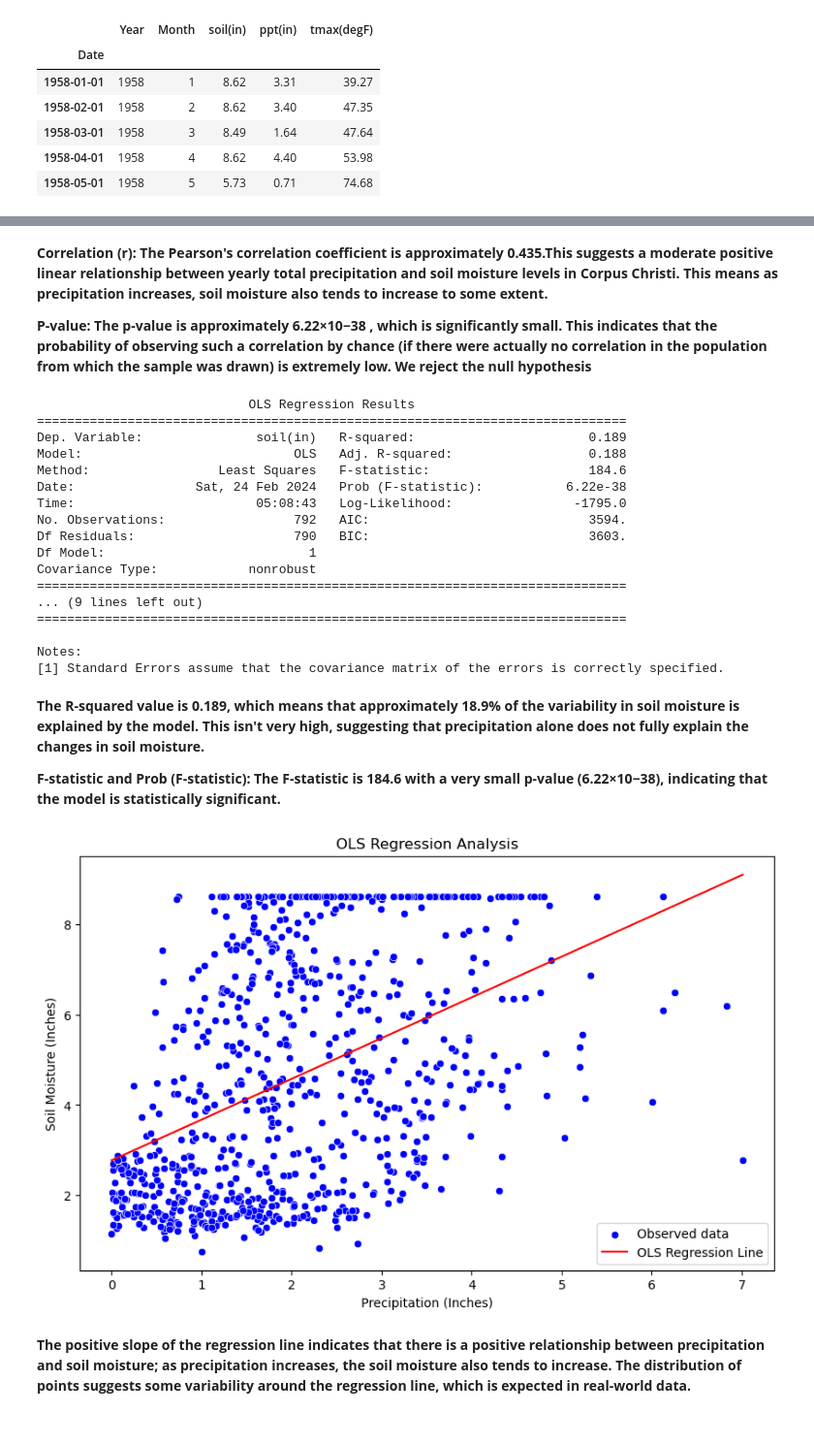
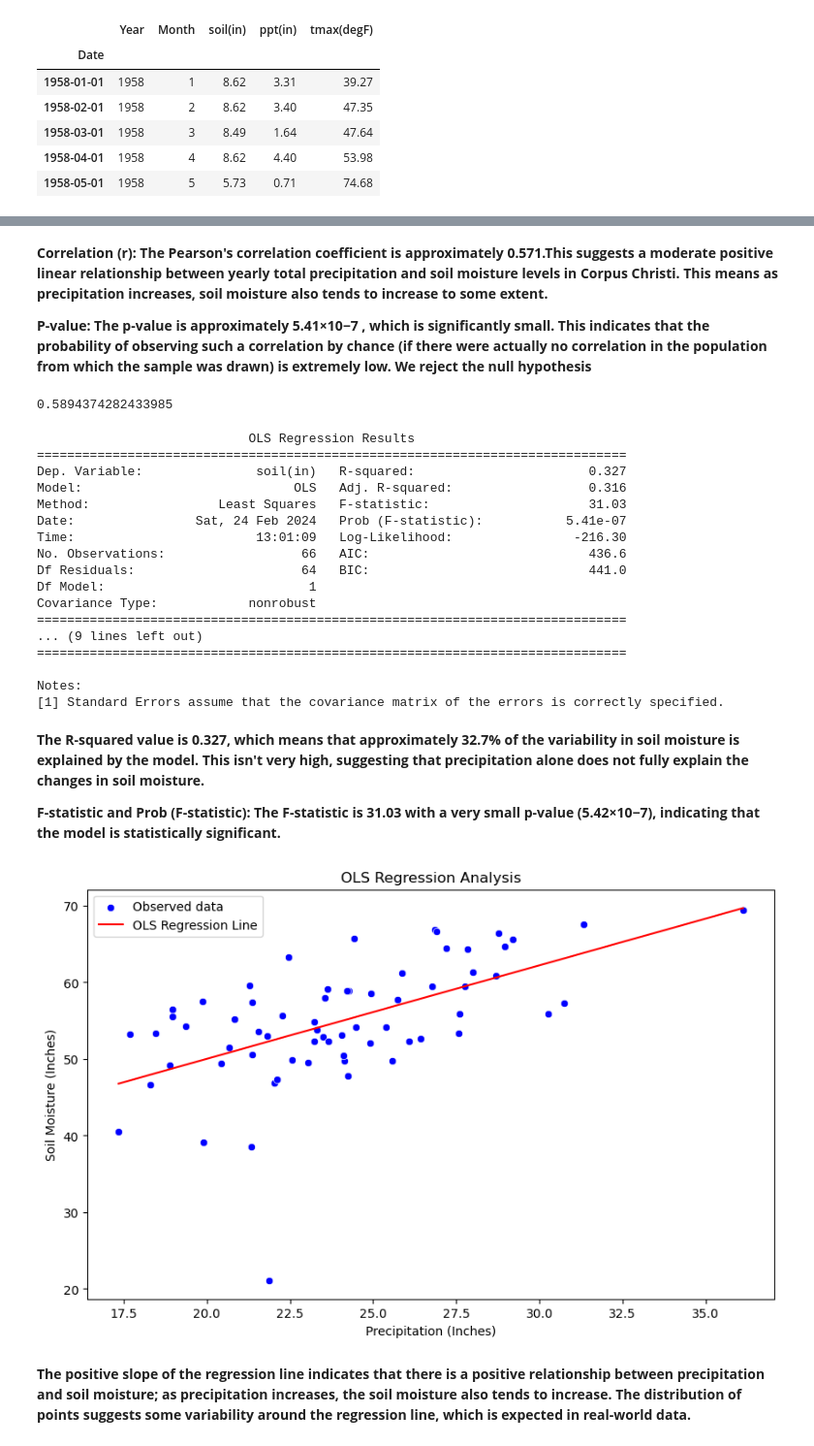
Before and after one commit to dhrutijoshi11/HypothesisTesting, a Jupyter notebook: yearly_precip_soil_moisture.ipynb, the cells around one changed output, grey strips where cells are left out. Shown: that part at 97% size. Saved outputs shown, nothing was run; the diff lists cells and outputs as text; code cells hidden in the pictures.

```diff
--- a/yearly_precip_soil_moisture.ipynb
+++ b/yearly_precip_soil_moisture.ipynb
@@ -63,0 +38,7 @@ plt.show()
+# %%
+yearly_p_s = df[['ppt(in)','soil(in)']].groupby(pd.Grouper(freq='A')).sum()
+sns.regplot(data =yearly_p_s , x = 'ppt(in)', y ='soil(in)')
+plt.title('Scatter plot (Variables grouped yearly)  ', weight='bold', fontsize = 15)
+plt.ylabel('soil moisture (inch)', weight='bold', fontsize = 12)
+plt.xlabel('precip (inch) ', weight='bold', fontsize = 12)
+plt.show()
@@ -76,11 +83,18 @@ print(f" Correlation : {r} , Pvalue: {p_val}")
 # %% [markdown]
-**Correlation (r): The Pearson's correlation coefficient is approximately  0.435.This suggests a moderate positive linear relationship between yearly total precipitation and soil moisture levels in Corpus Christi. This means as precipitation increases, soil moisture also tends to increase to some extent.**
+**Correlation (r): The Pearson's correlation coefficient is approximately  0.571.This suggests a moderate positive linear relationship between yearly total precipitation and soil moisture levels in Corpus Christi. This means as precipitation increases, soil moisture also tends to increase to some extent.**
 
-**P-value: The p-value is approximately 6.22×10−38 , which is significantly small. This indicates that the probability of observing such a correlation by chance (if there were actually no correlation in the population from which the sample was drawn) is extremely low. We reject the null hypothesis**
+**P-value: The p-value is approximately 5.41×10−7 , which is significantly small. This indicates that the probability of observing such a correlation by chance (if there were actually no correlation in the population from which the sample was drawn) is extremely low. We reject the null hypothesis**
+# %%
+# Calculating Spearman (monotonic) correlation coefficient
+spearman_correlation = yearly_p_s['ppt(in)'].corr(yearly_p_s['soil(in)'], method='spearman')
+
+print(spearman_correlation)
+# %% [output]
+0.5894374282433985
 # %%
 # Assuming 'ppt' is your independent variable (predictor) and 'soil' is your dependent variable (response)
-X = df['ppt(in)']  # Independent variable what im trying to predict
-y = df['soil(in)']  # Dependent variable (response)
+X = yearly_p_s['ppt(in)']  # Independent variable what im trying to predict
+y = yearly_p_s['soil(in)']  # Dependent variable (response)
 
 # Add a constant to the predictor variable set to represent the intercept
 X = sm.add_constant(X)
@@ -92,19 +106,19 @@ model = sm.OLS(y, X)
 results = model.fit()
 
 # Make predictions
-df['predictions'] = results.predict(X)
+yearly_p_s['predictions'] = results.predict(X)
 # Print the summary of the regression
 print(results.summary())
 # %% [output]
                             OLS Regression Results
 ==============================================================================
-Dep. Variable:               soil(in)   R-squared:                       0.189
-Model:                            OLS   Adj. R-squared:                  0.188
-Method:                 Least Squares   F-statistic:                     184.6
-Date:                Sat, 24 Feb 2024   Prob (F-statistic):           6.22e-38
-Time:                        05:08:43   Log-Likelihood:                -1795.0
-No. Observations:                 792   AIC:                             3594.
-Df Residuals:                     790   BIC:                             3603.
+Dep. Variable:               soil(in)   R-squared:                       0.327
+Model:                            OLS   Adj. R-squared:                  0.316
+Method:                 Least Squares   F-statistic:                     31.03
+Date:                Sat, 24 Feb 2024   Prob (F-statistic):           5.41e-07
+Time:                        13:01:09   Log-Likelihood:                -216.30
+No. Observations:                  66   AIC:                             436.6
+Df Residuals:                      64   BIC:                             441.0
 Df Model:                           1
 Covariance Type:            nonrobust
 ==============================================================================
@@ -114,25 +128,24 @@ Covariance Type:            nonrobust
 Notes:
 [1] Standard Errors assume that the covariance matrix of the errors is correctly specified.
 # %% [markdown]
-**The R-squared value is 0.189, which means that approximately 18.9% of the variability in soil moisture is explained by the model. This isn't very high, suggesting that precipitation alone does not fully explain the changes in soil moisture.**
+**The R-squared value is 0.327, which means that approximately 32.7% of the variability in soil moisture is explained by the model. This isn't very high, suggesting that precipitation alone does not fully explain the changes in soil moisture.**
 
-**F-statistic and Prob (F-statistic): The F-statistic is 184.6 with a very small p-value (6.22×10−38), indicating that the model is statistically significant.**
+**F-statistic and Prob (F-statistic): The F-statistic is 31.03 with a very small p-value (5.42×10−7), indicating that the model is statistically significant.**
 # %%
-# Plotting
 plt.figure(figsize=(10, 6))
 
 # Scatter plot of observed data
-sns.scatterplot(x='ppt(in)', y='soil(in)', data=df, color='blue', label='Observed data')
+sns.scatterplot(x='ppt(in)', y='soil(in)', data=yearly_p_s, color='blue', label='Observed data')
 
 # Line plot for the regression line
-sns.lineplot(x='ppt(in)', y='predictions', data=df, color='red', label='OLS Regression Line')
+sns.lineplot(x='ppt(in)', y='predictions', data=yearly_p_s, color='red', label='OLS Regression Line')
 
 plt.title('OLS Regression Analysis')
 plt.xlabel('Precipitation (Inches)')
 plt.ylabel('Soil Moisture (Inches)')
 plt.legend()
 plt.show()
 # %% [output]
-[figure, old version]
+[figure, new version]
 # %% [markdown]
 **The positive slope of the regression line indicates that there is a positive relationship between precipitation and soil moisture; as precipitation increases, the soil moisture also tends to increase. The distribution of points suggests some variability around the regression line, which is expected in real-world data.**
```
Also changed, not shown: parts of 12 cells of this notebook.
